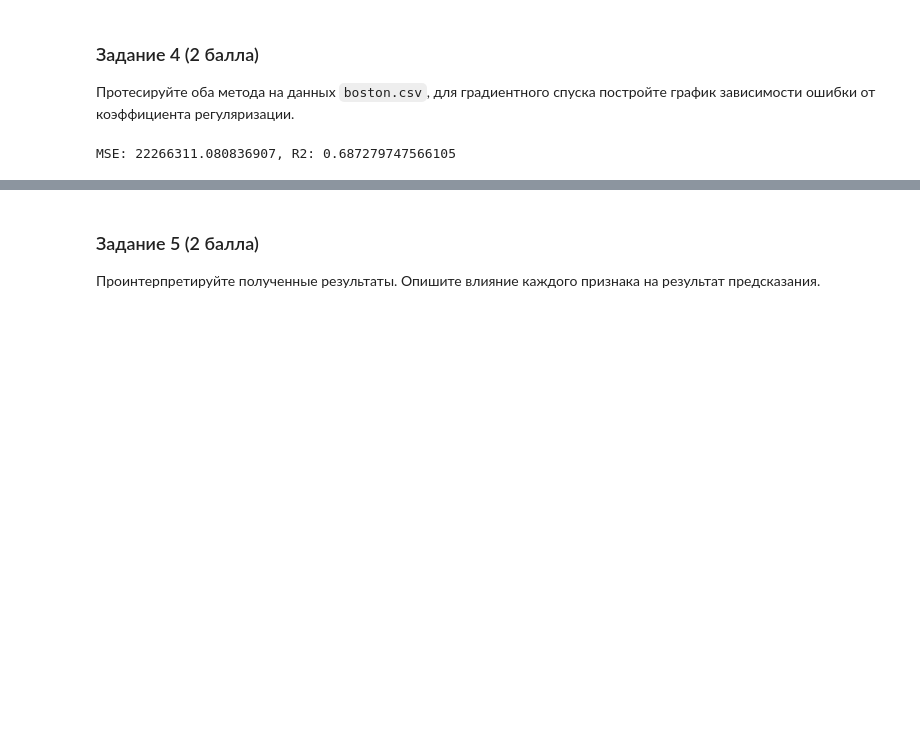
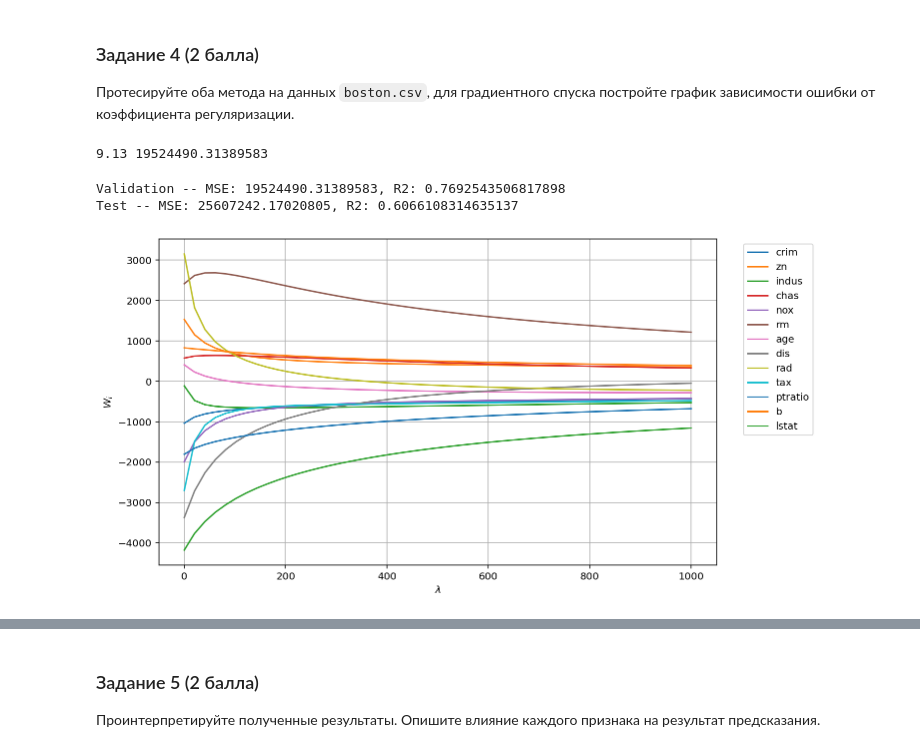
Before and after one commit to Howuhh/hse_machine_learning, a Jupyter notebook: hw3_ols_lasso/hw3_task.ipynb, the cells around one changed output, grey strips where cells are left out. Cells and saved outputs as stored; diff of their text form; code cells hidden in the pictures; blank space fills up the shorter version.

```diff
--- a/hw3_ols_lasso/hw3_task.ipynb
+++ b/hw3_ols_lasso/hw3_task.ipynb
@@ -250,7 +272,30 @@ X_train, X_test, y_train, y_test = train_test_split(X, y, train_size=0.8, shuffl
+# %%
+best_lambda, min_mse = -1, np.inf
+
+for lambda_ in np.arange(0.0, 11.0, 0.01):
+    model = NormalLR(normalize=True, lambda_=lambda_).fit(X_train, y_train)
+    val_mse = mse(y_val, model.predict(X_val))
+
+    if val_mse < min_mse:
+        best_lambda = lambda_
+        min_mse = val_mse
+
+print(best_lambda, min_mse)
+# %% [output]
+9.13 19524490.31389583
 # %%
-model_ols = NormalLR(normalize=True)
+model_ols = NormalLR(normalize=True, lambda_=9.13)
 model_ols.fit(X_train, y_train)
-y_pred = model_ols.predict(X_test)
-print(f"MSE: {mse(y_test, y_pred)}, R2: {r2(y_test, y_pred)}")
+
+y_pred_val = model_ols.predict(X_val)
+y_pred_test = model_ols.predict(X_test)
+
+print(f"Validation -- MSE: {mse(y_val, y_pred_val)}, R2: {r2(y_val, y_pred_val)}")
+print(f"Test -- MSE: {mse(y_test, y_pred_test)}, R2: {r2(y_test, y_pred_test)}")
 # %% [output]
-MSE: 22266311.080836907, R2: 0.687279747566105
+Validation -- MSE: 19524490.31389583, R2: 0.7692543506817898
+Test -- MSE: 25607242.17020805, R2: 0.6066108314635137
+# %%
+plot_weights(X_train, y_train, NormalLR(normalize=True), np.linspace(0, 1000, 50), names=features, intercept=False)
+# %% [output]
+[figure, added]
```
Also changed, not shown: parts of 27 cells of this notebook.
